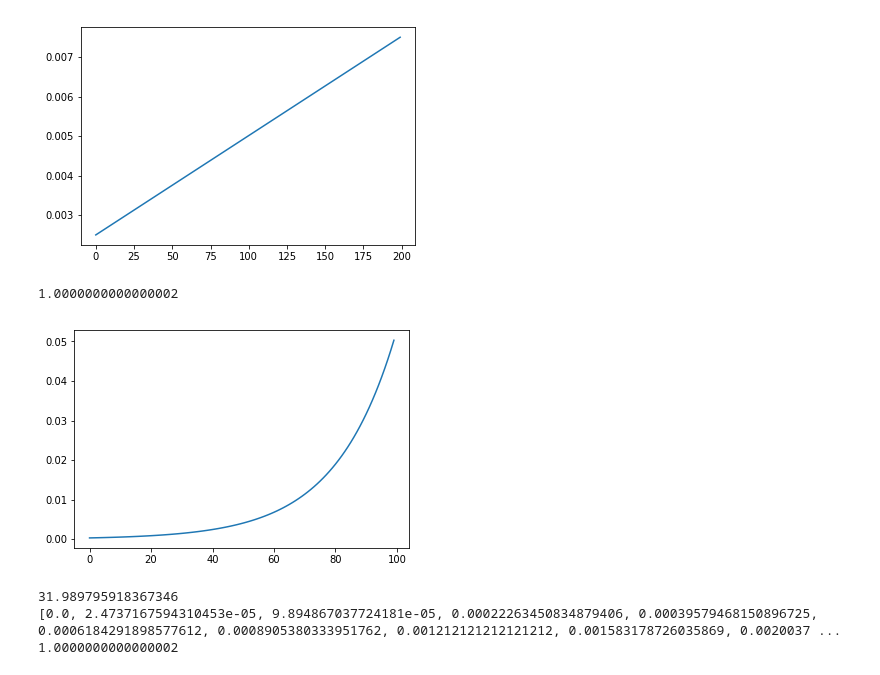
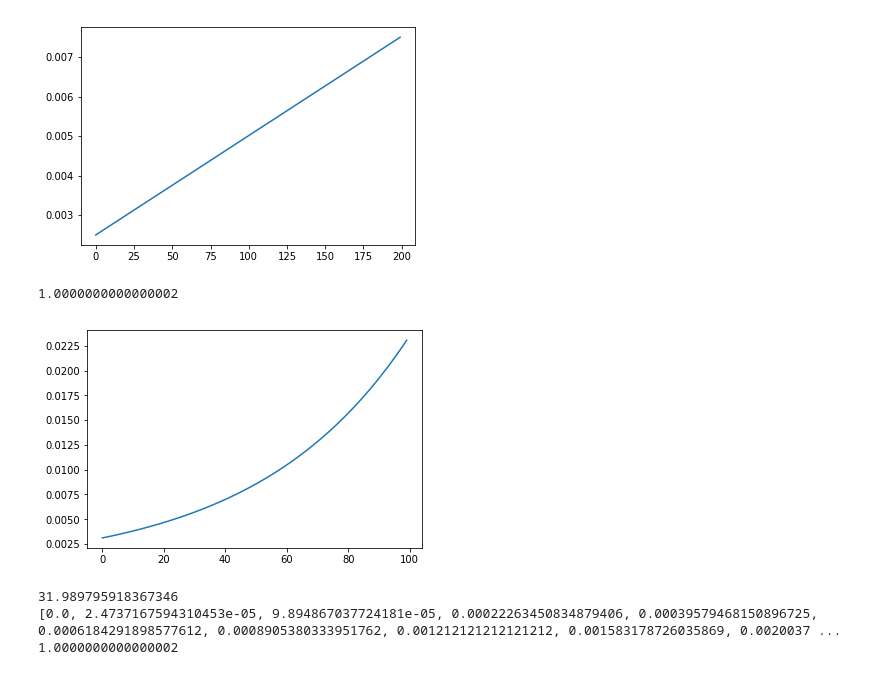
Before and after one commit to jareddrayton/ASECP, a Jupyter notebook: Prototyping/Ranking Examples.ipynb, the cells around one changed output. Saved outputs shown, nothing was run; the diff lists cells and outputs as text; code cells hidden in the pictures.

```diff
--- a/Prototyping/Ranking Examples.ipynb
+++ b/Prototyping/Ranking Examples.ipynb
@@ -47,25 +47,25 @@ plt.show()
 # %%
 # Exponential ranking as given in ``A Comparison of Selection Schemes used in Genetic Algorithms pg 34
 
-c = 0.95
+c = 0.98
 
 individuals = 100
 
 probabilities = []
 
 for i in range(1, individuals+1):
     prob = ((c - 1) / ((c ** individuals) - 1)) * (c ** (individuals - i))
 
     probabilities.append(prob)
 
 print(sum(probabilities))
 
 fig, ax = plt.subplots()
 ax.plot(probabilities)
 plt.show()
 # %% [output]
 1.0000000000000002
-[figure, old version]
+[figure, new version]
 # %%
 # Square ranking as given in Evolutionary computation Volume 1 page 188
 
```
Also changed, not shown: 4 other files.
